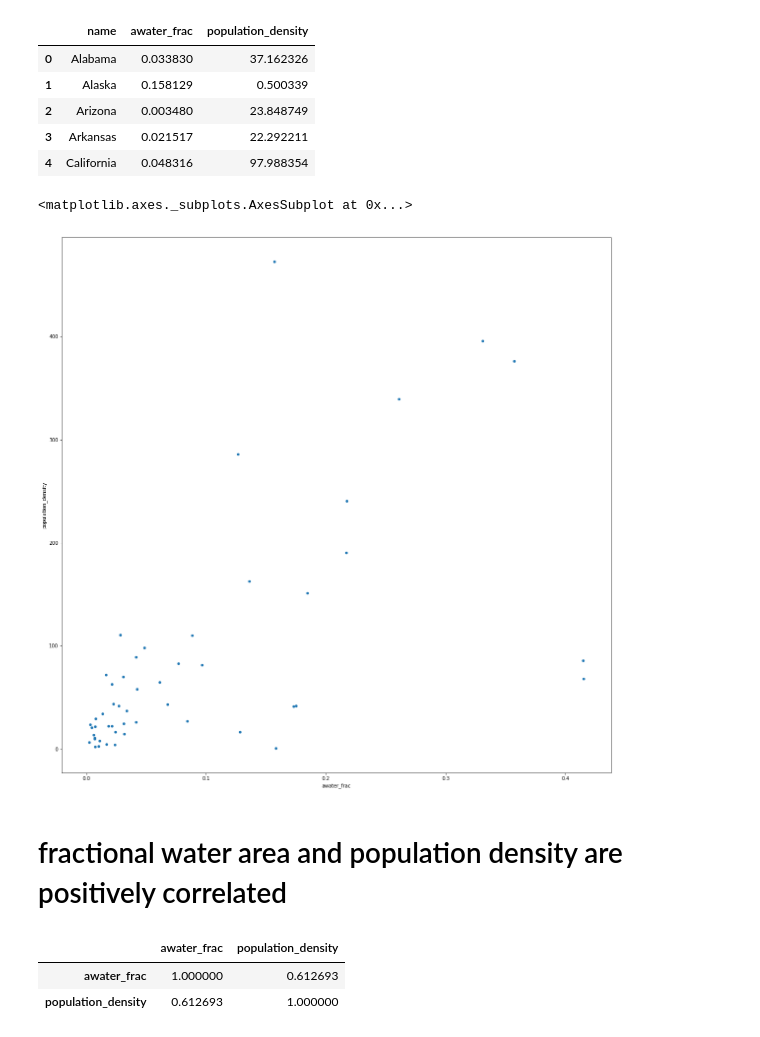
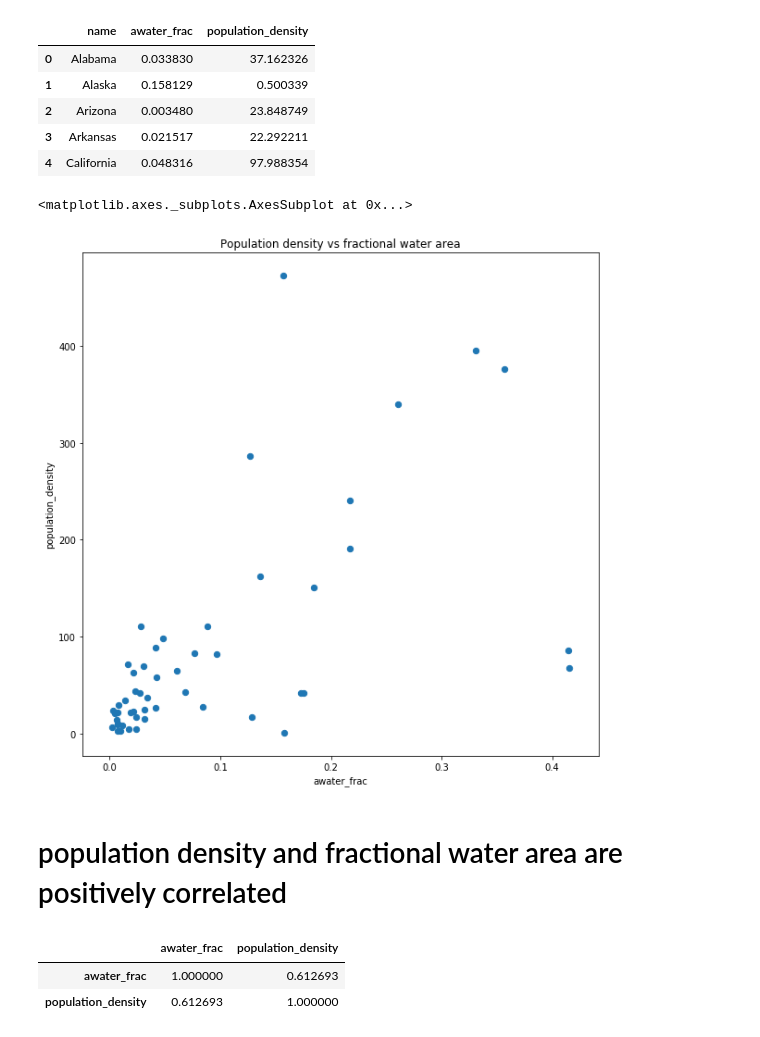
Before and after one commit to beepscore/census_play, a Jupyter notebook: us_states.ipynb, the cells around one changed output. Drawn from its saved outputs; the diff is of its cells as text; code cells hidden in the pictures.

```diff
--- a/us_states.ipynb
+++ b/us_states.ipynb
@@ -292,12 +294,13 @@ df_water_pop.head()
 | 3 | Arkansas | 0.021517 | 22.292211 |
 | 4 | California | 0.048316 | 97.988354 |
 # %%
-df_water_pop.plot.scatter(x='awater_frac', y='population_density', figsize=figsize)
+df_water_pop.plot.scatter(x='awater_frac', y='population_density', figsize=(10, 10), s=40,
+                          title='Population density vs fractional water area')
 # %% [output]
 <matplotlib.axes._subplots.AxesSubplot at 0x...>
-[figure, old version]
+[figure, new version]
 # %% [markdown]
-# fractional water area and population density are positively correlated
+# population density and fractional water area are positively correlated
 # %%
 df_water_pop.corr()
 # %% [output]
```
Also changed, not shown: parts of 5 cells of this notebook.
